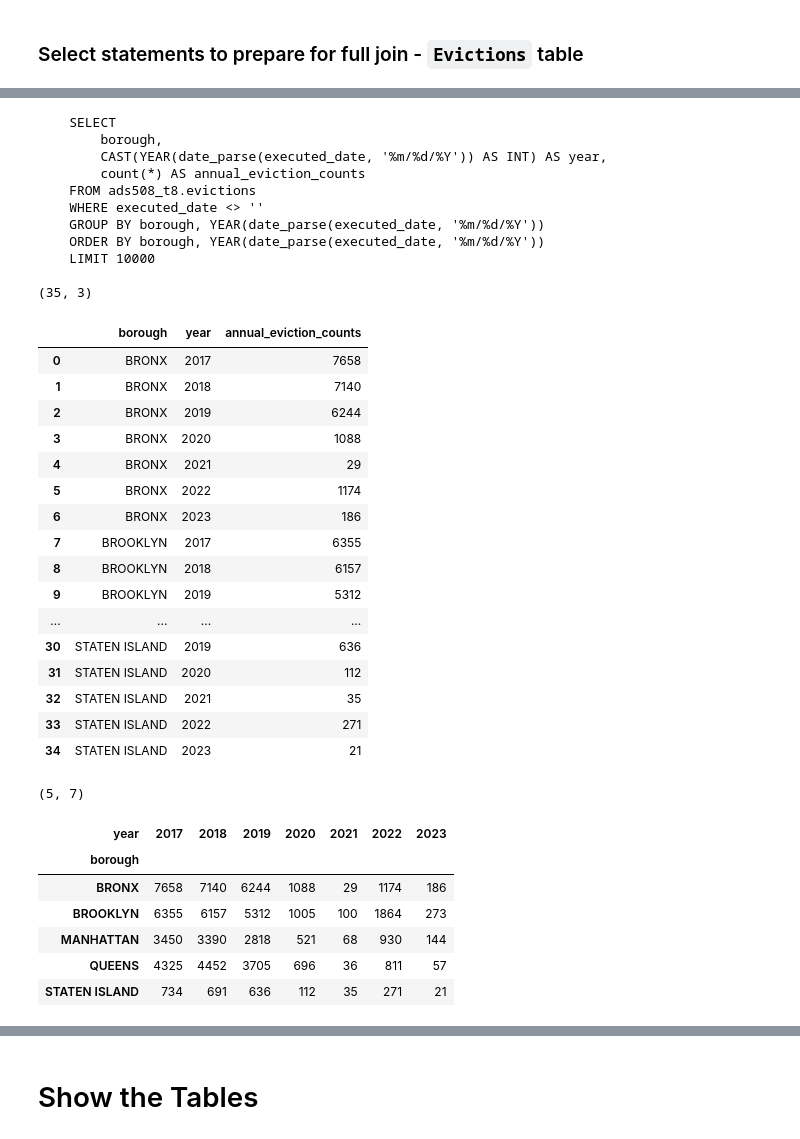
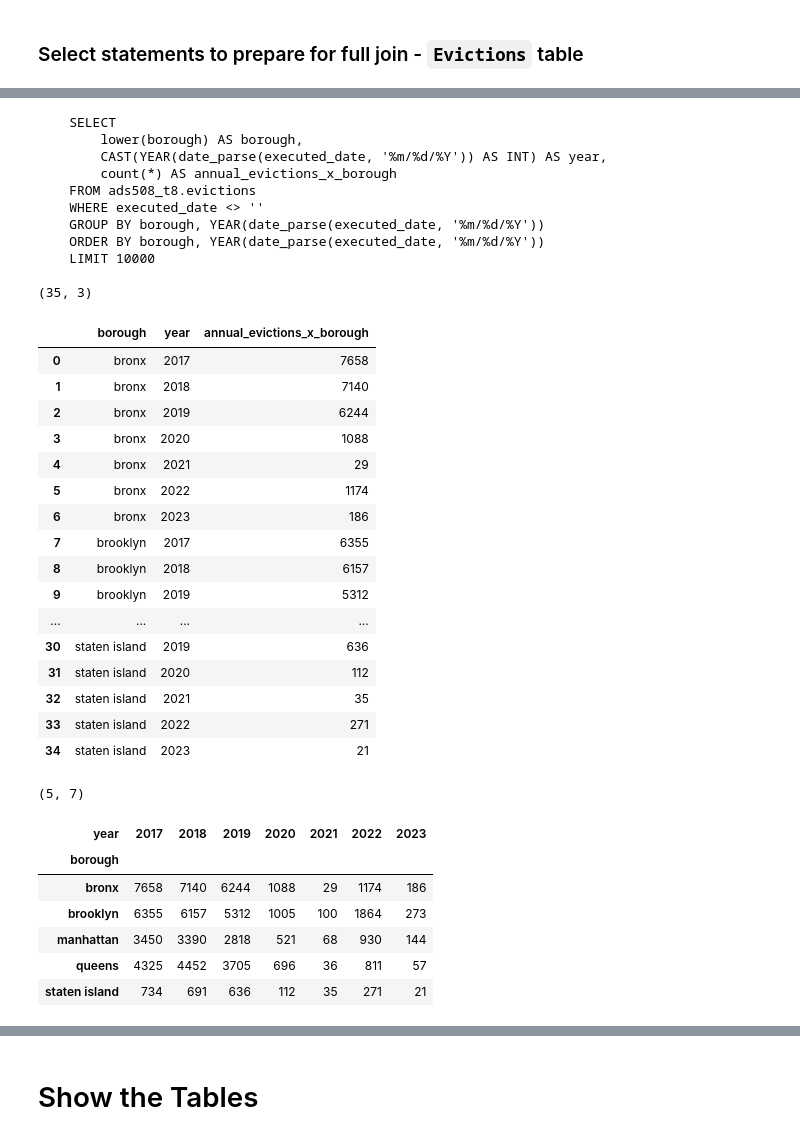
Before and after one commit to amcarr-ds/ML_modeling_using_AWS_proj, a Jupyter notebook: deliverables/03_Setup_Join_amc_v1.ipynb, the cells around one changed output, grey strips where cells are left out. Saved outputs shown, nothing was run; the diff lists cells and outputs as text; code cells hidden in the pictures.

```diff
--- a/deliverables/03_Setup_Join_amc_v1.ipynb
+++ b/deliverables/03_Setup_Join_amc_v1.ipynb
@@ -432,71 +397,71 @@ display(evi_full_select_df01.head(11))
 # %%
 # Aggregate Evictions table based on borough and event year
 evi_borough_year_stmnt01 = f"""
     SELECT
-        borough,
+        lower(borough) AS borough,
         CAST(YEAR(date_parse(executed_date, '%m/%d/%Y')) AS INT) AS year,
         count(*) AS annual_evictions_x_borough
     FROM {database_name}.{evi_tsv_tbl_name}
     WHERE executed_date <> ''
     GROUP BY borough, YEAR(date_parse(executed_date, '%m/%d/%Y'))
     ORDER BY borough, YEAR(date_parse(executed_date, '%m/%d/%Y'))
     LIMIT 10000
     """
 
 # Display SQL statement
 print(evi_borough_year_stmnt01)
 
 # Run SQL statement against Athena table
-evi_df01_s06_borough = pd.read_sql(evi_borough_year_stmnt01,
+evi_borough_year_df01 = pd.read_sql(evi_borough_year_stmnt01,
                                    conn)
 # Display results
-print(evi_df01_s06_borough.shape)
-display(evi_df01_s06_borough.head(35))
+print(evi_borough_year_df01.shape)
+display(evi_borough_year_df01.head(35))
 
-evi_df01_s07_borough = evi_df01_s06_borough.pivot_table(index = 'borough',
-                                                        columns = 'year',
-                                                        values = 'annual_evictions_x_borough',
-                                                        aggfunc = 'sum',
-                                                        fill_value = 0)
-print(evi_df01_s07_borough.shape)
-display(evi_df01_s07_borough.head(35))
+evi_borough_year_df02 = evi_borough_year_df01.pivot_table(index = 'borough',
+                                                          columns = 'year',
+                                                          values = 'annual_evictions_x_borough',
+                                                          aggfunc = 'sum',
+                                                          fill_value = 0)
+print(evi_borough_year_df02.shape)
+display(evi_borough_year_df02.head(35))
 # %% [output]
     SELECT
-        borough,
+        lower(borough) AS borough,
         CAST(YEAR(date_parse(executed_date, '%m/%d/%Y')) AS INT) AS year,
-        count(*) AS annual_eviction_counts
+        count(*) AS annual_evictions_x_borough
     FROM ads508_t8.evictions
     WHERE executed_date <> ''
     GROUP BY borough, YEAR(date_parse(executed_date, '%m/%d/%Y'))
     ORDER BY borough, YEAR(date_parse(executed_date, '%m/%d/%Y'))
     LIMIT 10000
 
 (35, 3)
-|  | borough | year | annual_eviction_counts |
-| 0 | BRONX | 2017 | 7658 |
-| 1 | BRONX | 2018 | 7140 |
-| 2 | BRONX | 2019 | 6244 |
-| 3 | BRONX | 2020 | 1088 |
-| 4 | BRONX | 2021 | 29 |
-| 5 | BRONX | 2022 | 1174 |
-| 6 | BRONX | 2023 | 186 |
-| 7 | BROOKLYN | 2017 | 6355 |
-| 8 | BROOKLYN | 2018 | 6157 |
-| 9 | BROOKLYN | 2019 | 5312 |
+|  | borough | year | annual_evictions_x_borough |
+| 0 | bronx | 2017 | 7658 |
+| 1 | bronx | 2018 | 7140 |
+| 2 | bronx | 2019 | 6244 |
+| 3 | bronx | 2020 | 1088 |
+| 4 | bronx | 2021 | 29 |
+| 5 | bronx | 2022 | 1174 |
+| 6 | bronx | 2023 | 186 |
+| 7 | brooklyn | 2017 | 6355 |
+| 8 | brooklyn | 2018 | 6157 |
+| 9 | brooklyn | 2019 | 5312 |
 | ... | ... | ... | ... |
-| 30 | STATEN ISLAND | 2019 | 636 |
-| 31 | STATEN ISLAND | 2020 | 112 |
-| 32 | STATEN ISLAND | 2021 | 35 |
-| 33 | STATEN ISLAND | 2022 | 271 |
-| 34 | STATEN ISLAND | 2023 | 21 |
+| 30 | staten island | 2019 | 636 |
+| 31 | staten island | 2020 | 112 |
+| 32 | staten island | 2021 | 35 |
+| 33 | staten island | 2022 | 271 |
+| 34 | staten island | 2023 | 21 |
 (5, 7)
 | year | 2017 | 2018 | 2019 | 2020 | 2021 | 2022 | 2023 |
 | borough |  |  |  |  |  |  |  |
-| BRONX | 7658 | 7140 | 6244 | 1088 | 29 | 1174 | 186 |
-| BROOKLYN | 6355 | 6157 | 5312 | 1005 | 100 | 1864 | 273 |
-| MANHATTAN | 3450 | 3390 | 2818 | 521 | 68 | 930 | 144 |
-| QUEENS | 4325 | 4452 | 3705 | 696 | 36 | 811 | 57 |
-| STATEN ISLAND | 734 | 691 | 636 | 112 | 35 | 271 | 21 |
+| bronx | 7658 | 7140 | 6244 | 1088 | 29 | 1174 | 186 |
+| brooklyn | 6355 | 6157 | 5312 | 1005 | 100 | 1864 | 273 |
+| manhattan | 3450 | 3390 | 2818 | 521 | 68 | 930 | 144 |
+| queens | 4325 | 4452 | 3705 | 696 | 36 | 811 | 57 |
+| staten island | 734 | 691 | 636 | 112 | 35 | 271 | 21 |
 # %%
 evi_ceb_join_select_stmnt01 = f"""
 SELECT
```
Also changed, not shown: parts of 22 cells of this notebook, 1 other file.
